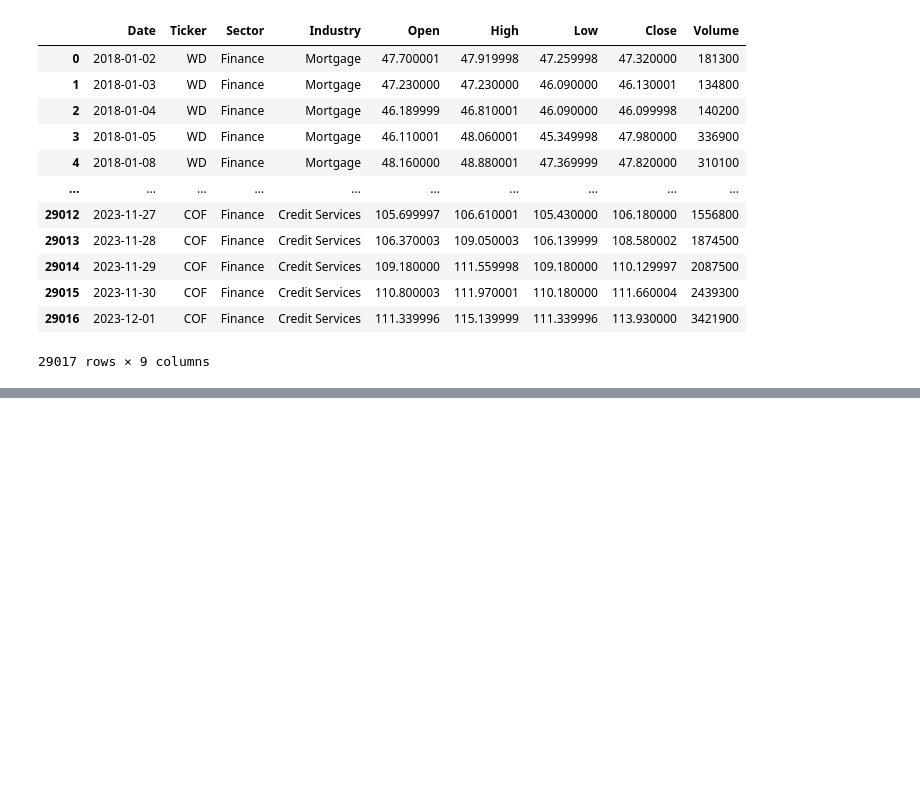
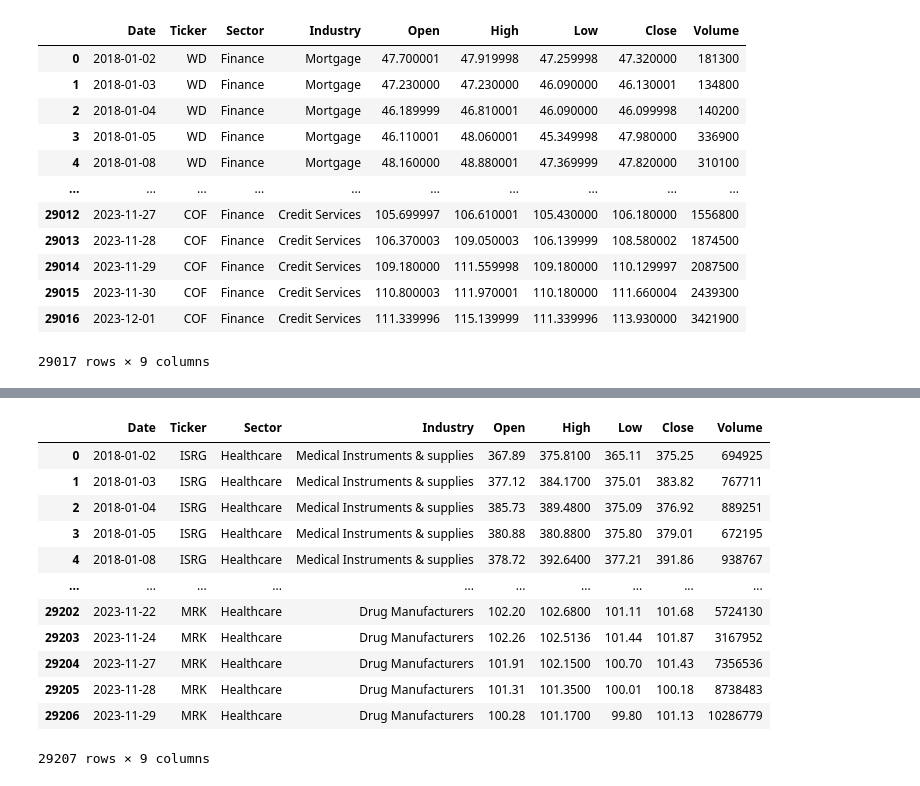
Before and after one commit to alisonands/Stock-Analysis, a Jupyter notebook: Automotive/sector_wise_performance.ipynb, the cells around one changed output, grey strips where cells are left out. Saved outputs shown, nothing was run; the diff lists cells and outputs as text; code cells hidden in the pictures; blank space fills up the shorter version.

```diff
--- a/Automotive/sector_wise_performance.ipynb
+++ b/Automotive/sector_wise_performance.ipynb
@@ -56 +59,19 @@ df3
+# %%
+df4['date'] = pd.to_datetime(df4['date'], format='%m/%d/%Y')
+df4 = df4.rename(columns={'date':"Date",'1. open': "Open", '2. high': "High", '3. low': "Low", '4. close': "Close", '5. volume':"Volume"})
+df4
+# %% [output]
+|  | Date | Ticker | Sector | Industry | Open | High | Low | Close | Volume |
+| 0 | 2018-01-02 | ISRG | Healthcare | Medical Instruments & supplies | 367.89 | 375.8100 | 365.11 | 375.25 | 694925 |
+| 1 | 2018-01-03 | ISRG | Healthcare | Medical Instruments & supplies | 377.12 | 384.1700 | 375.01 | 383.82 | 767711 |
+| 2 | 2018-01-04 | ISRG | Healthcare | Medical Instruments & supplies | 385.73 | 389.4800 | 375.09 | 376.92 | 889251 |
+| 3 | 2018-01-05 | ISRG | Healthcare | Medical Instruments & supplies | 380.88 | 380.8800 | 375.80 | 379.01 | 672195 |
+| 4 | 2018-01-08 | ISRG | Healthcare | Medical Instruments & supplies | 378.72 | 392.6400 | 377.21 | 391.86 | 938767 |
+| ... | ... | ... | ... | ... | ... | ... | ... | ... | ... |
+| 29202 | 2023-11-22 | MRK | Healthcare | Drug Manufacturers | 102.20 | 102.6800 | 101.11 | 101.68 | 5724130 |
+| 29203 | 2023-11-24 | MRK | Healthcare | Drug Manufacturers | 102.26 | 102.5136 | 101.44 | 101.87 | 3167952 |
+| 29204 | 2023-11-27 | MRK | Healthcare | Drug Manufacturers | 101.91 | 102.1500 | 100.70 | 101.43 | 7356536 |
+| 29205 | 2023-11-28 | MRK | Healthcare | Drug Manufacturers | 101.31 | 101.3500 | 100.01 | 100.18 | 8738483 |
+| 29206 | 2023-11-29 | MRK | Healthcare | Drug Manufacturers | 100.28 | 101.1700 | 99.80 | 101.13 | 10286779 |
+29207 rows × 9 columns
 # %%
```
Also changed, not shown: parts of 10 cells of this notebook.
